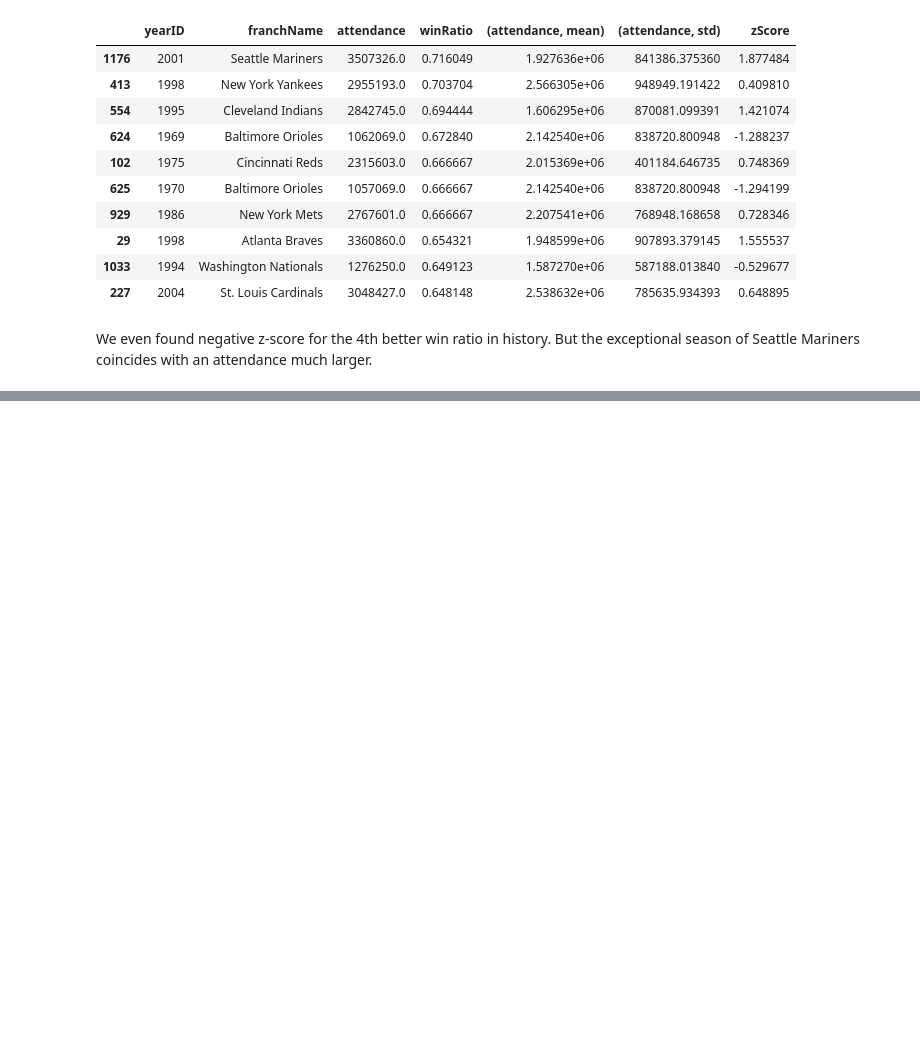
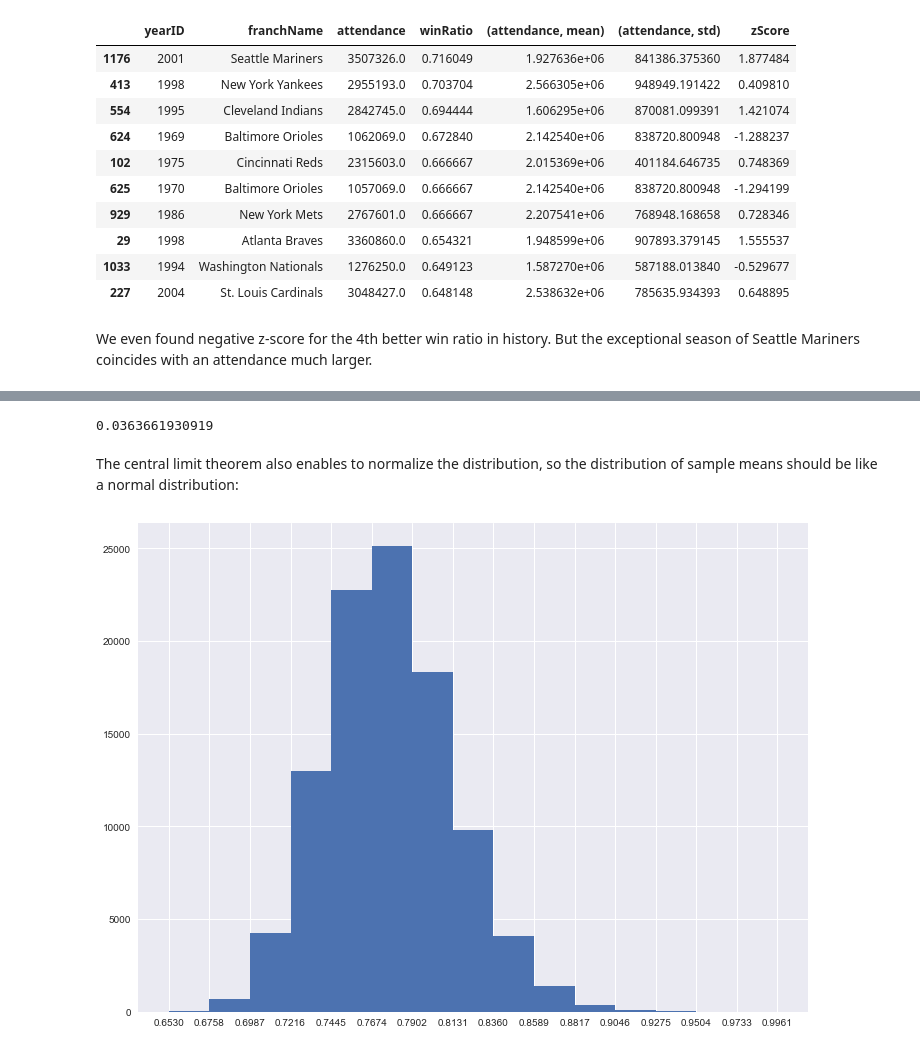
Before and after one commit to ccampguilhem/Udacity-DataAnalyst, a Jupyter notebook: 02-IntoToDataAnalysis/P01-InvestigateADataset/baseball.ipynb, the cells around one changed output, grey strips where cells are left out. Drawn from its saved outputs; the diff is of its cells as text; code cells hidden in the pictures; blank space fills up the shorter version.

```diff
--- a/02-IntoToDataAnalysis/P01-InvestigateADataset/baseball.ipynb
+++ b/02-IntoToDataAnalysis/P01-InvestigateADataset/baseball.ipynb
@@ -507,0 +778,4 @@ We even found negative z-score for the 4th better win ratio in history. But the
+# %%
+#First, we read the batting dataset.
+batting_df = baseball.read_batting()
+batting_df.head()
@@ -507,0 +836,9 @@ We even found negative z-score for the 4th better win ratio in history. But the
+# %%
+#We remove some player stats from batting stats because their At Bat is very low.
+batting_df = batting_df[batting_df["AB"] >= 50]
+
+#Merge with seattle recruits:
+newcomers_2001_offense = newcomers_2001.merge(batting_df.query("yearID == 2001")
+                                              [["playerID", "SLG", "OBP", "OPS", "AB", "H", "1B", "2B", "3B", "HR", "TB"]],
+                                              on="playerID")
+newcomers_2001_offense.head()
@@ -507,0 +854,4 @@ We even found negative z-score for the 4th better win ratio in history. But the
+# %%
+#We keep only batting stats for year 2001
+batting_2001 = batting_df[(batting_df["yearID"] == 2001)]
+batting_2001.head()
@@ -507,0 +871,9 @@ We even found negative z-score for the 4th better win ratio in history. But the
+# %%
+#We sample the data
+N = 10
+DRAWS = 100000
+sample_means = []
+for i in xrange(DRAWS):
+    sample = batting_2001.sample(N)
+    sample_means.append(sample["OPS"].mean())
+sample_means = pd.Series(sample_means)
@@ -507,0 +913,12 @@ We even found negative z-score for the 4th better win ratio in history. But the
+# %%
+import numpy as np
+se = 0.115 / np.sqrt(10)
+print se
+# %% [output]
+0.0363661930919
+# %% [markdown]
+The central limit theorem also enables to normalize the distribution, so the distribution of sample means should be like a normal distribution:
+# %%
+baseball.hist_plot(sample_means, bins=15)
+# %% [output]
+[figure, added]
```
Also changed, not shown: parts of 49 cells of this notebook, 2 other files.
